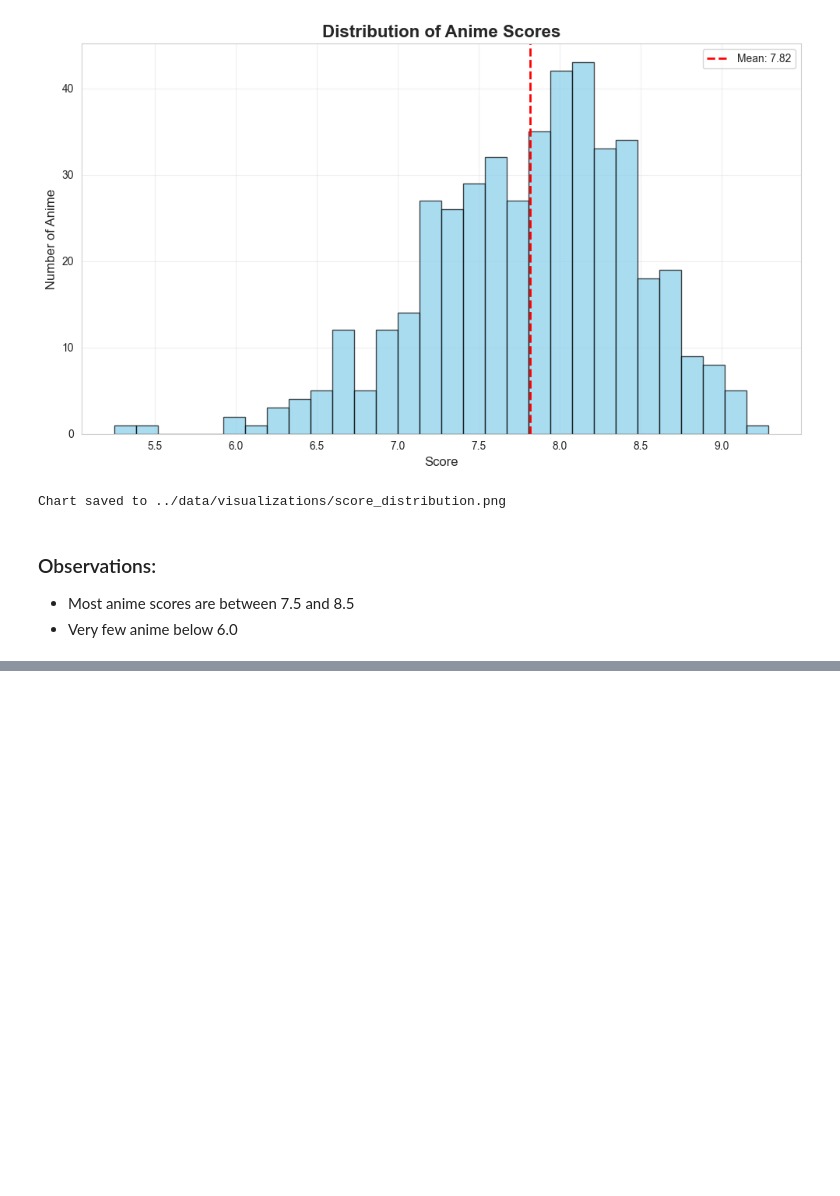
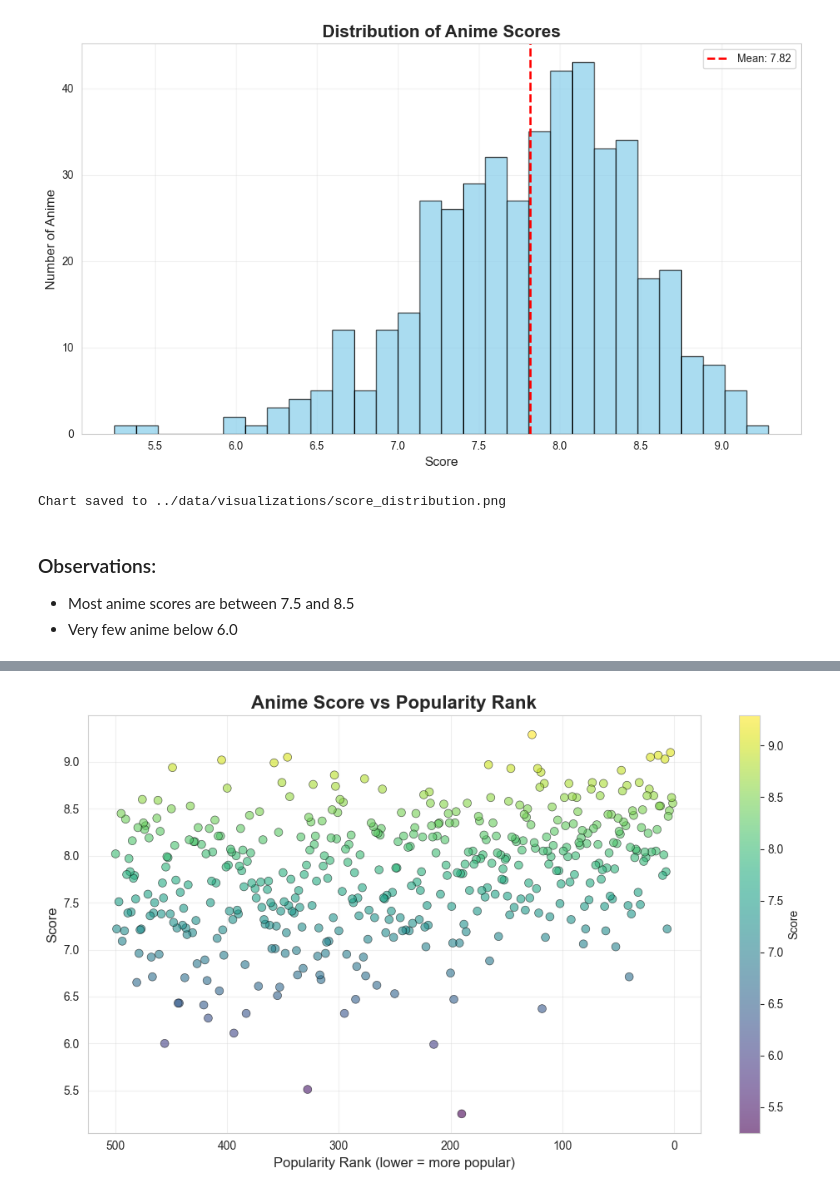
Before and after one commit to AlexeiLuchian/anime-recommender, a Jupyter notebook: notebooks/01_data_exploration.ipynb, the cells around one changed output, grey strips where cells are left out. Drawn from its saved outputs; the diff is of its cells as text; code cells hidden in the pictures; blank space fills up the shorter version.

```diff
--- a/notebooks/01_data_exploration.ipynb
+++ b/notebooks/01_data_exploration.ipynb
@@ -97,0 +124,19 @@ Chart saved to ../data/visualizations/score_distribution.png
+# %%
+plt.figure(figsize=(10, 6))
+
+scatter = plt.scatter(df['popularity'], df['score'],
+                      c=df['score'], cmap='viridis',
+                      alpha=0.6, s=50, edgecolors='black', linewidth=0.5)
+
+plt.colorbar(scatter, label="Score")
+
+plt.title('Anime Score vs Popularity Rank', fontsize=16, fontweight='bold')
+plt.xlabel('Popularity Rank (lower = more popular)', fontsize=12)
+plt.ylabel('Score', fontsize=12)
+plt.gca().invert_xaxis()  # More popular on the right
+plt.grid(alpha=0.3)
+plt.tight_layout()
+plt.savefig('../data/visualizations/score_vs_popularity.png', dpi=300, bbox_inches='tight')
+plt.show()
+# %% [output]
+[figure, added]
```
Also changed, not shown: parts of 3 cells of this notebook, 5 other files.
